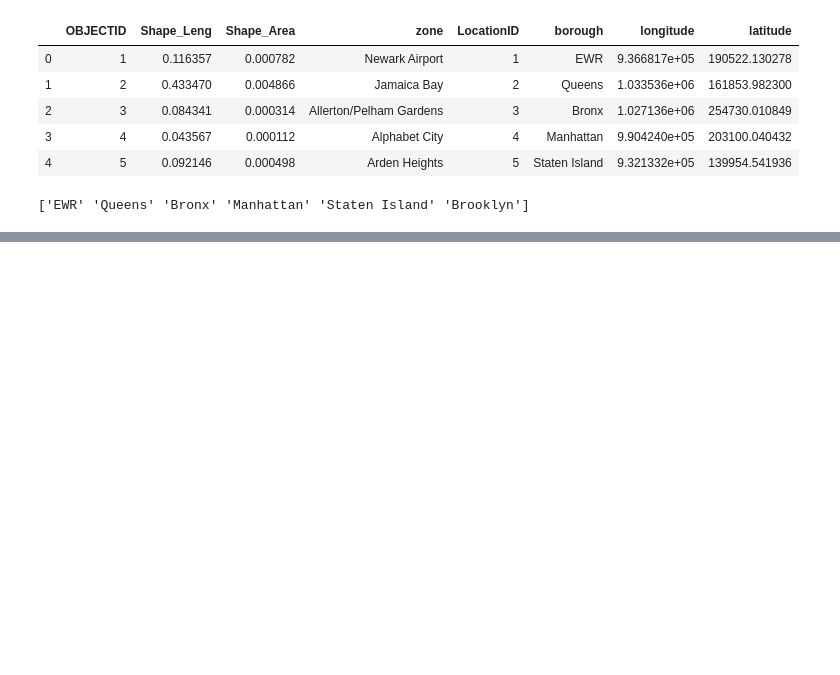
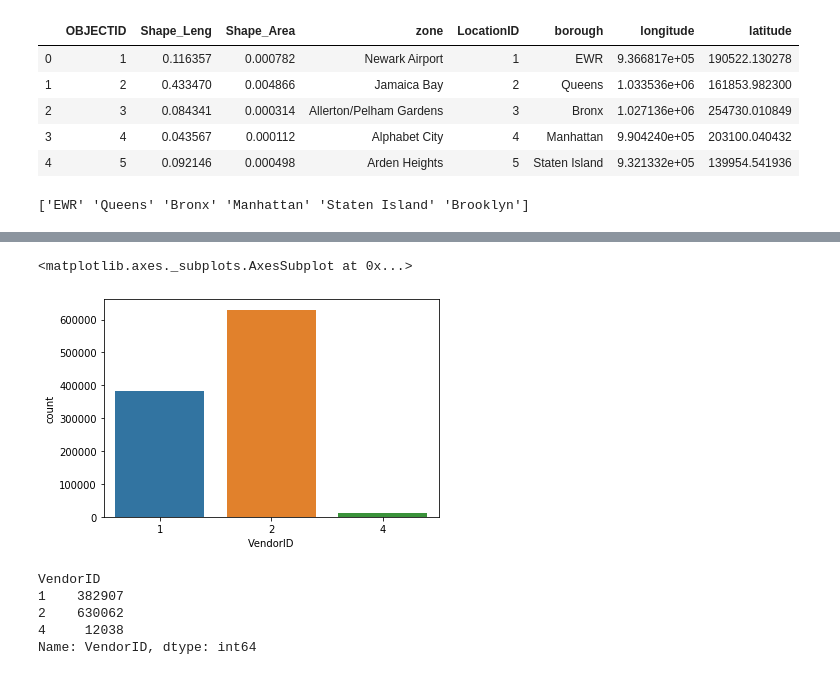
Before and after one commit to maliakber/algorithm-data-model-csc-501, a Jupyter notebook: source/assignment-2/assignment-2-jupnote.ipynb, the cells around one changed output, grey strips where cells are left out. Saved outputs shown, nothing was run; the diff lists cells and outputs as text; code cells hidden in the pictures; blank space fills up the shorter version.

```diff
--- a/source/assignment-2/assignment-2-jupnote.ipynb
+++ b/source/assignment-2/assignment-2-jupnote.ipynb
@@ -35,0 +26,4 @@ print(taxiSample.head())
+# %%
+%%time
+taxiSample['tpep_pickup_datetime'] = pd.to_datetime(taxiSample['tpep_pickup_datetime'], format='%m/%d/%Y %I:%M:%S %p')
+taxiSample['tpep_dropoff_datetime'] = pd.to_datetime(taxiSample['tpep_dropoff_datetime'], format='%m/%d/%Y %I:%M:%S %p')
@@ -75,0 +106,3 @@ print(taxiSample.shape)
+# %%
+taxiSample.drop_duplicates(keep='first', inplace=True)
+taxiSample.shape
@@ -76,4 +118,4 @@ print(taxiSample.shape)
 # %%
-taxiSample = taxiSample[taxiSample.passenger_count > 0]
-print(taxiSample.shape)
+taxiSample = taxiSample[taxiSample.tpep_pickup_datetime!=taxiSample.tpep_dropoff_datetime]
+taxiSample.shape
 # %% [output]
@@ -279,0 +320,13 @@ draw_zone_map(ax, taxiZones)
+# %%
+sns.countplot(x="VendorID", data=taxiSample)
+# %% [output]
+<matplotlib.axes._subplots.AxesSubplot at 0x...>
+[figure, added]
+# %%
+taxiSample.groupby('VendorID')['VendorID'].count()
+# %% [output]
+VendorID
+1    382907
+2    630062
+4     12038
+Name: VendorID, dtype: int64
```
Also changed, not shown: parts of 38 cells of this notebook.
